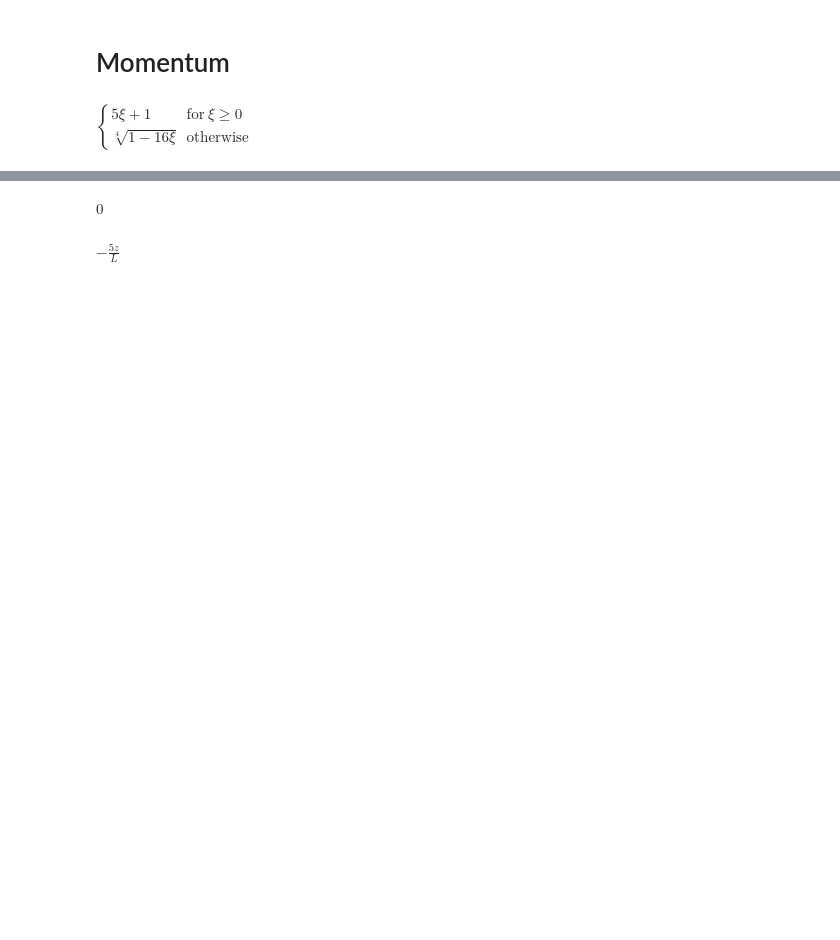
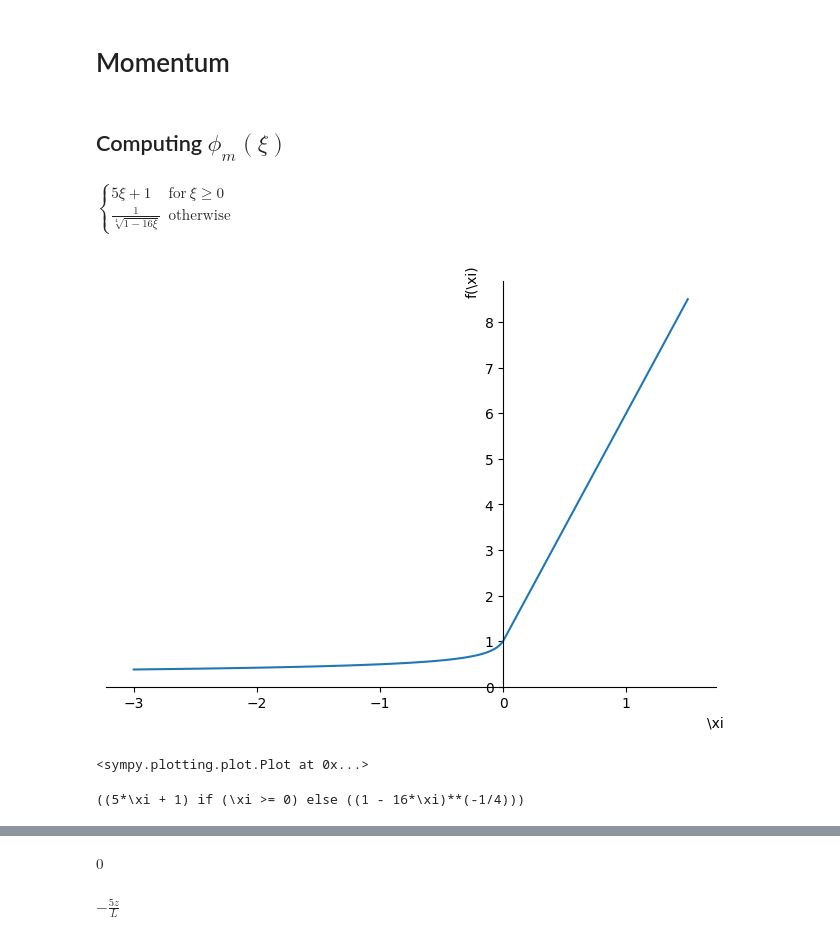
Before and after one commit to exabl/snek5000-abl, a Jupyter notebook: docs/validation/stratification_corrections.ipynb, the cells around one changed output, grey strips where cells are left out. Drawn from its saved outputs; the diff is of its cells as text; code cells hidden in the pictures; blank space fills up the shorter version.

```diff
--- a/docs/validation/stratification_corrections.ipynb
+++ b/docs/validation/stratification_corrections.ipynb
@@ -33,7 +47,24 @@ False
 # %% [markdown]
 # Momentum
-# %%
-phi_m = sp.Piecewise((1 + 5*xi, xi >= 0), (sp.root((1-16*xi), 4), xi < 0))
-phi_m
-# %% [output]
-$\displaystyle \begin{cases} 5 \xi + 1 & \text{for}\: \xi \geq 0 \\\sqrt[4]{1 - 16 \xi} & \text{otherwise} \end{cases}$
+# %% [markdown]
+## Computing $\phi_m(\xi)$
+# %%
+phi_m = sp.Piecewise(
+    (1 + 5 * xi, xi >= 0), (1 / sp.root((1 - 16 * xi), 4), xi < 0)
+)
+phi_m
+# %% [output]
+$\displaystyle \begin{cases} 5 \xi + 1 & \text{for}\: \xi \geq 0 \\\frac{1}{\sqrt[4]{1 - 16 \xi}} & \text{otherwise} \end{cases}$
+# %%
+# import numpy as np
+
+# np.seterr('raise')
+# np.seterr('warn')
+sp.plot(phi_m, (xi, -3, 1.5), axis_center=(0, 0))
+# %% [output]
+[figure, added]
+<sympy.plotting.plot.Plot at 0x...>
+# %%
+show_python(phi_m)
+# %% [output]
+((5*\xi + 1) if (\xi >= 0) else ((1 - 16*\xi)**(-1/4)))
```
Also changed, not shown: parts of 60 cells of this notebook, 3 other files.
